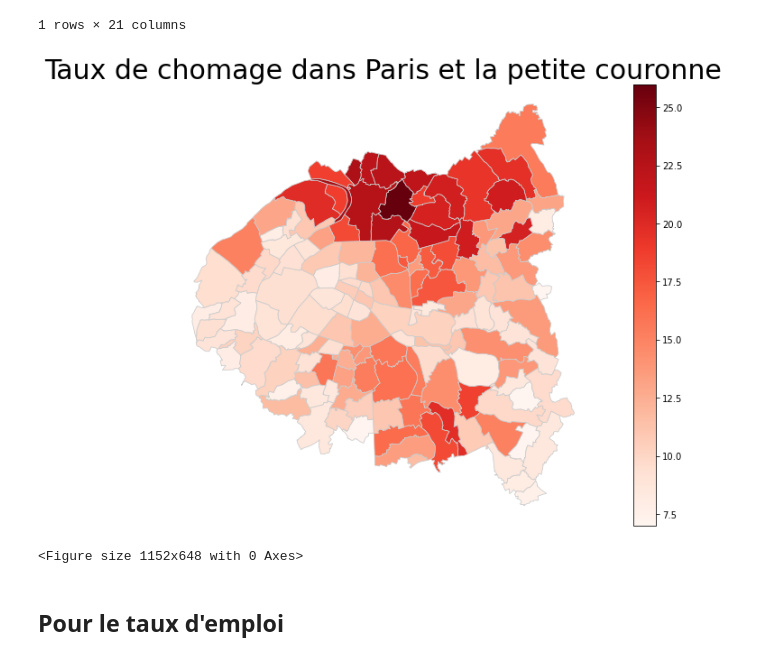
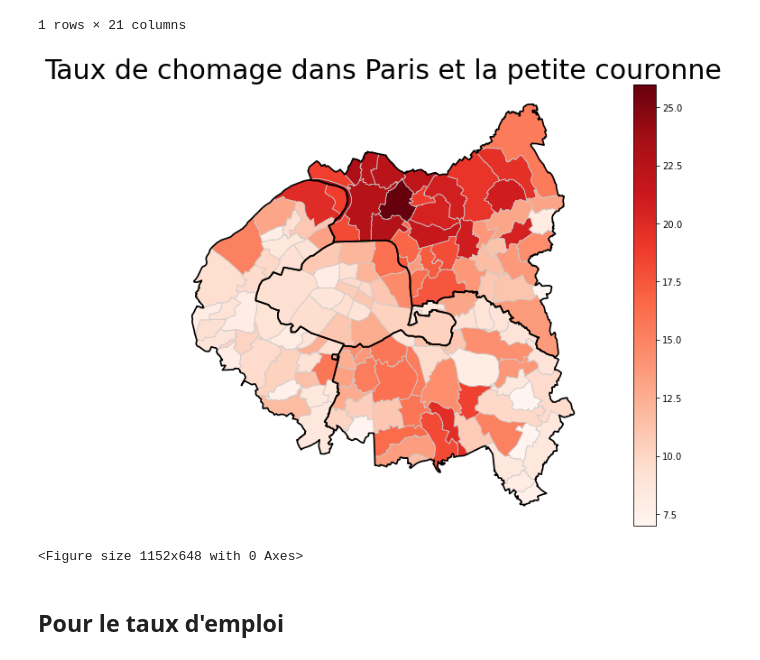
Before and after one commit to AleMax2/Project-python, a Jupyter notebook: Ale/ProjetPy.ipynb, the cells around one changed output. Cells and saved outputs as stored; diff of their text form; code cells hidden in the pictures.

```diff
--- a/Ale/ProjetPy.ipynb
+++ b/Ale/ProjetPy.ipynb
@@ -141,0 +144,3 @@ merged
+# %%
+regions = merged.dissolve(by='DEP')
+regions
@@ -160,20 +172,21 @@ merged.loc[(merged['TCHOM1564']==25.252771223072987)]
 # %%
 variable = 'TCHOM1564'
 vmin, vmax = 7, 26
 # Create colorbar as a legend
 fig, ax = plt.subplots(1, figsize=(16, 9))
 sm = plt.cm.ScalarMappable(cmap='Reds', norm=plt.Normalize(vmin=vmin, vmax=vmax))
 # empty array for the data range
 sm._A = []
 # add the colorbar to the figure
 cbar = fig.colorbar(sm)
 plt.figure(figsize=(16,9))
 merged.plot(column=variable, cmap='Reds', linewidth=0.8, ax=ax, edgecolor='0.8')
+regions.plot(color='None', edgecolor='black', linewidth=1.7, ax=ax)
 ax.axis('off')
 ax.set_title("Taux de chomage dans Paris et la petite couronne", fontsize=30)
 plt.show();
 # %% [output]
-[figure, old version]
+[figure, new version]
 <Figure size 1152x648 with 0 Axes>
 # %% [markdown]
 ## Pour le taux d'emploi
```
Also changed, not shown: parts of 12 cells of this notebook.
